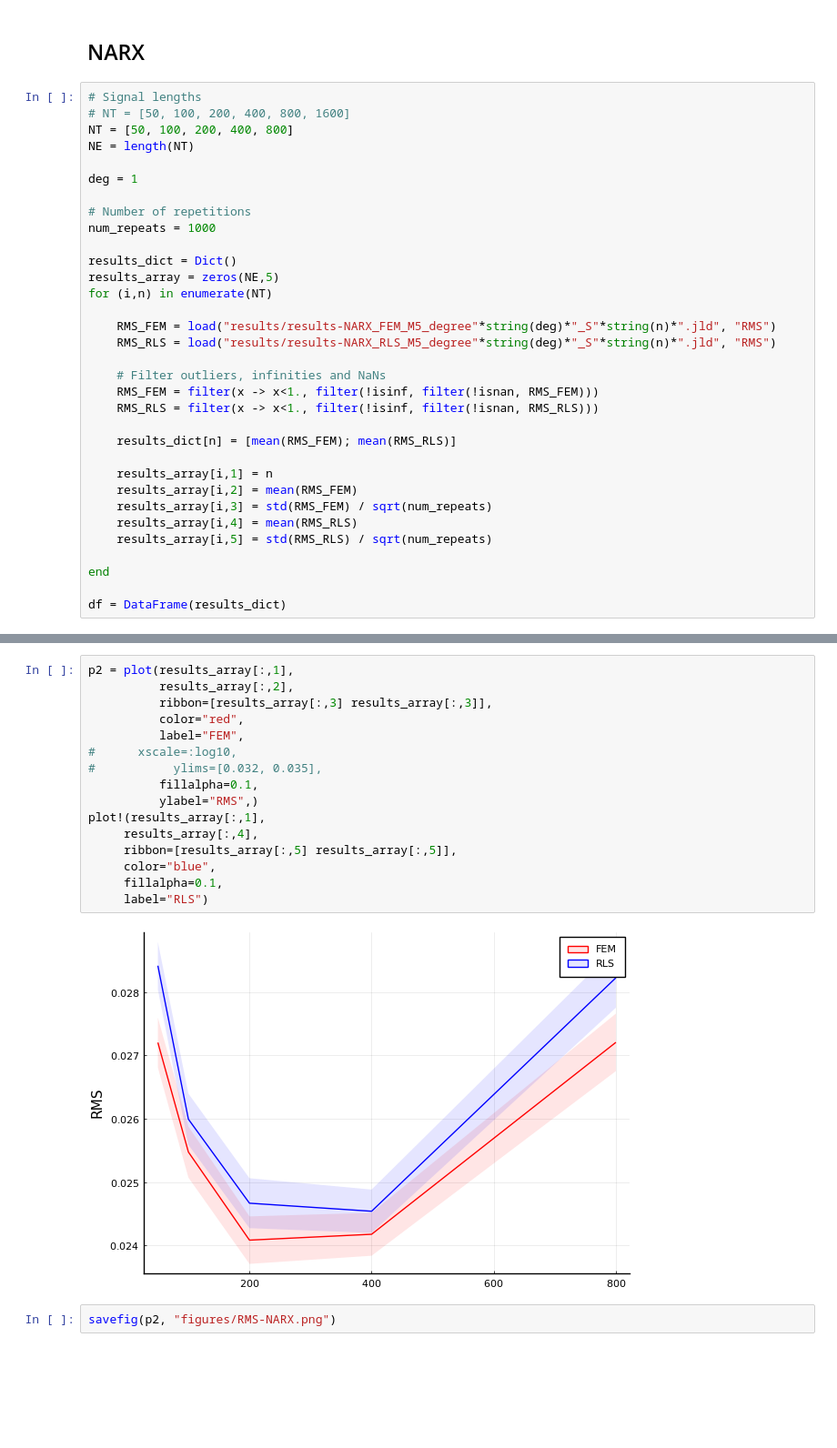
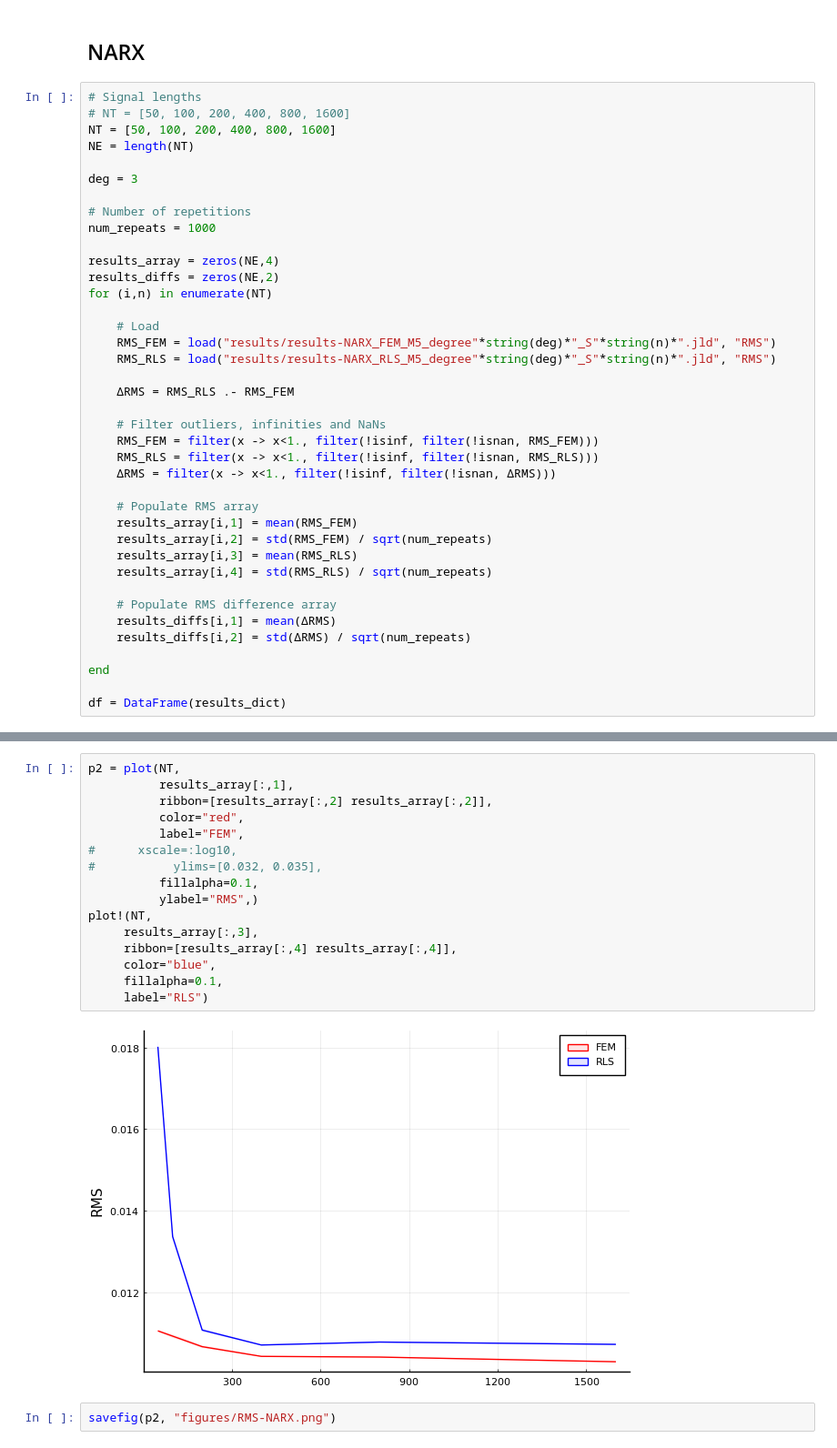
Before and after one commit to biaslab/nsi-silverbox, a Jupyter notebook: experiments-verification/collect-results.ipynb, the cells around one changed output, grey strips where cells are left out. Shown at 91% size. Drawn from its saved outputs; the diff is of its cells as text; blank space fills up the shorter version.

Commit message:
Added errorbar plots

```diff
--- a/experiments-verification/collect-results.ipynb
+++ b/experiments-verification/collect-results.ipynb
@@ -64,32 +64,38 @@ savefig("figures/RMS-ARX.png")
 # %%
 # Signal lengths
 # NT = [50, 100, 200, 400, 800, 1600]
-NT = [50, 100, 200, 400, 800]
+NT = [50, 100, 200, 400, 800, 1600]
 NE = length(NT)
 
-deg = 1
+deg = 3
 
 # Number of repetitions
 num_repeats = 1000
 
-results_dict = Dict()
-results_array = zeros(NE,5)
+results_array = zeros(NE,4)
+results_diffs = zeros(NE,2)
 for (i,n) in enumerate(NT)
 
+    # Load
     RMS_FEM = load("results/results-NARX_FEM_M5_degree"*string(deg)*"_S"*string(n)*".jld", "RMS")
     RMS_RLS = load("results/results-NARX_RLS_M5_degree"*string(deg)*"_S"*string(n)*".jld", "RMS")
+
+    ΔRMS = RMS_RLS .- RMS_FEM
 
     # Filter outliers, infinities and NaNs
     RMS_FEM = filter(x -> x<1., filter(!isinf, filter(!isnan, RMS_FEM)))
     RMS_RLS = filter(x -> x<1., filter(!isinf, filter(!isnan, RMS_RLS)))
+    ΔRMS = filter(x -> x<1., filter(!isinf, filter(!isnan, ΔRMS)))
 
-    results_dict[n] = [mean(RMS_FEM); mean(RMS_RLS)]
+    # Populate RMS array
+    results_array[i,1] = mean(RMS_FEM)
+    results_array[i,2] = std(RMS_FEM) / sqrt(num_repeats)
+    results_array[i,3] = mean(RMS_RLS)
+    results_array[i,4] = std(RMS_RLS) / sqrt(num_repeats)
 
-    results_array[i,1] = n
-    results_array[i,2] = mean(RMS_FEM)
-    results_array[i,3] = std(RMS_FEM) / sqrt(num_repeats)
-    results_array[i,4] = mean(RMS_RLS)
-    results_array[i,5] = std(RMS_RLS) / sqrt(num_repeats)
+    # Populate RMS difference array
+    results_diffs[i,1] = mean(ΔRMS)
+    results_diffs[i,2] = std(ΔRMS) / sqrt(num_repeats)
 
 end
 
@@ -103,21 +109,21 @@ df = DataFrame(results_dict)
 # %%
-p2 = plot(results_array[:,1],
-          results_array[:,2],
-          ribbon=[results_array[:,3] results_array[:,3]],
+p2 = plot(NT,
+          results_array[:,1],
+          ribbon=[results_array[:,2] results_array[:,2]],
           color="red",
           label="FEM",
 #      xscale=:log10,
 #           ylims=[0.032, 0.035],
           fillalpha=0.1,
           ylabel="RMS",)
-plot!(results_array[:,1],
-     results_array[:,4],
-     ribbon=[results_array[:,5] results_array[:,5]],
+plot!(NT,
+     results_array[:,3],
+     ribbon=[results_array[:,4] results_array[:,4]],
      color="blue",
      fillalpha=0.1,
      label="RLS")
 # %% [output]
-[figure, old version]
+[figure, new version]
 # %%
 savefig(p2, "figures/RMS-NARX.png")
 # %% [markdown]
```
Also changed, not shown: parts of 12 cells of this notebook, 1 other file.
